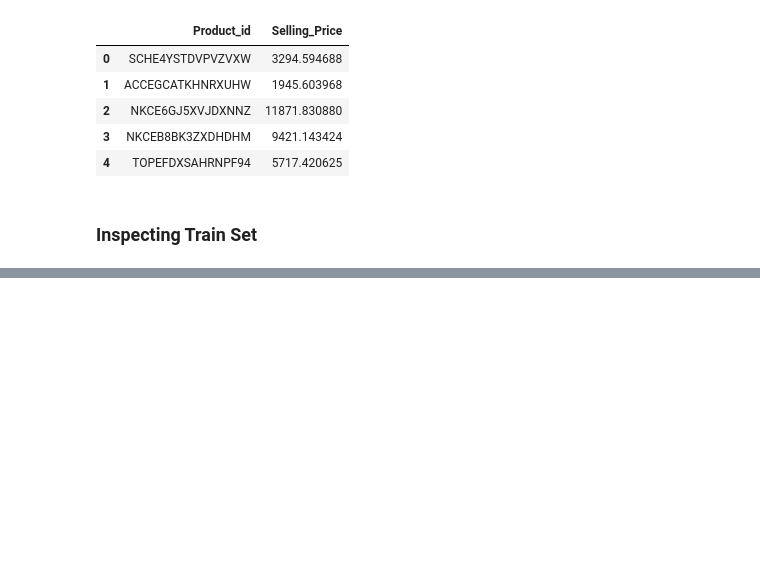
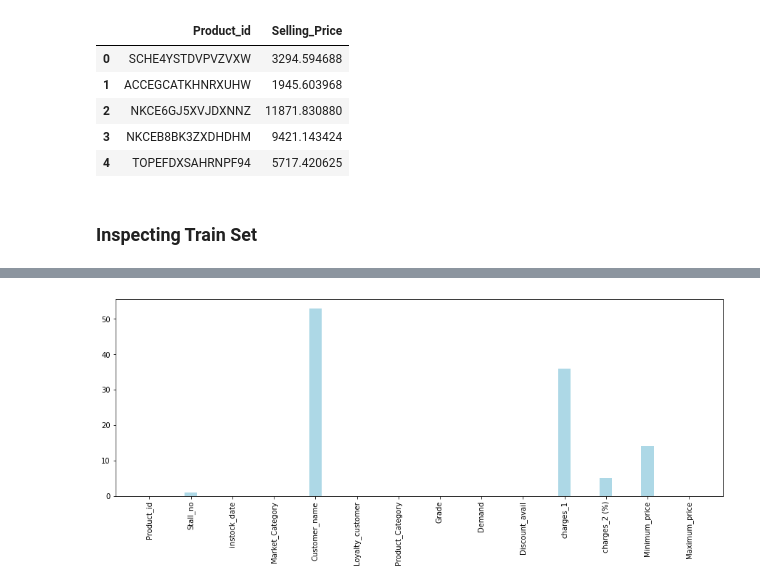
Before and after one commit to Ankan1998/Hackathons, a Jupyter notebook: HackerEarth_Carnival_Wars.ipynb, the cells around one changed output, grey strips where cells are left out. Drawn from its saved outputs; the diff is of its cells as text; code cells hidden in the pictures; blank space fills up the shorter version.

```diff
--- a/HackerEarth_Carnival_Wars.ipynb
+++ b/HackerEarth_Carnival_Wars.ipynb
@@ -40,0 +64,4 @@ sample.head()
+# %%
+nan_plotter(test)
+# %% [output]
+[figure, added]
```
Also changed, not shown: parts of 66 cells of this notebook.
